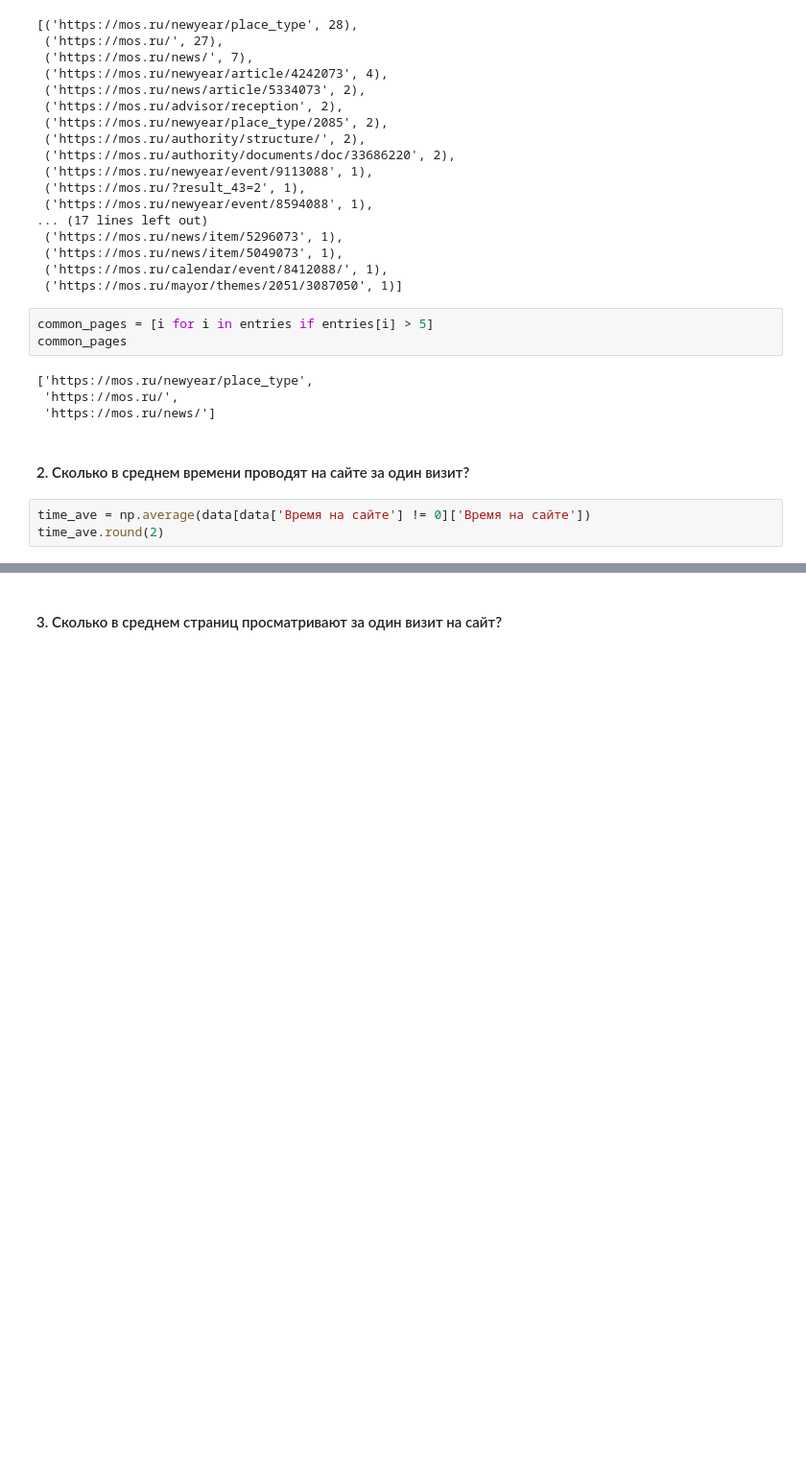
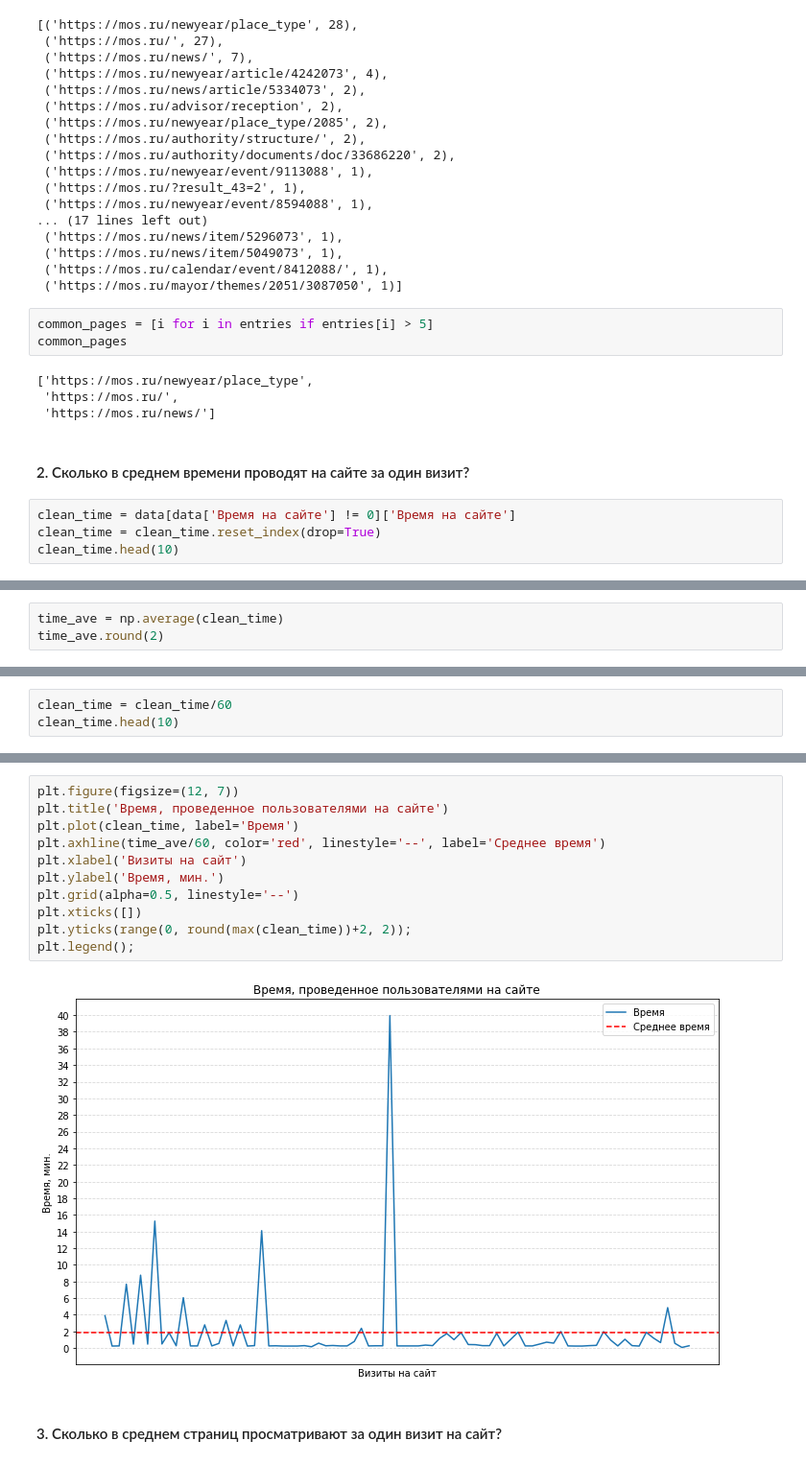
Before and after one commit to Deryander/Studies, a Jupyter notebook: work/2021-2022/Practice/Visits_analysis.ipynb, the cells around one changed output, grey strips where cells are left out. Shown at 96% size. Saved outputs shown, nothing was run; the diff lists cells and outputs as text; blank space fills up the shorter version.

```diff
--- a/work/2021-2022/Practice/Visits_analysis.ipynb
+++ b/work/2021-2022/Practice/Visits_analysis.ipynb
@@ -54,6 +54,7 @@ common_pages
 # %% [markdown]
 #### 2. Сколько в среднем времени проводят на сайте за один визит?
 # %%
-time_ave = np.average(data[data['Время на сайте'] != 0]['Время на сайте'])
-time_ave.round(2)
+clean_time = data[data['Время на сайте'] != 0]['Время на сайте']
+clean_time = clean_time.reset_index(drop=True)
+clean_time.head(10)
 # %% [output]
@@ -60,0 +72,3 @@ time_ave.round(2)
+# %%
+time_ave = np.average(clean_time)
+time_ave.round(2)
@@ -60,0 +93,3 @@ time_ave.round(2)
+# %%
+clean_time = clean_time/60
+clean_time.head(10)
@@ -61,3 +108,16 @@ time_ave.round(2)
+# %%
+plt.figure(figsize=(12, 7))
+plt.title('Время, проведенное пользователями на сайте')
+plt.plot(clean_time, label='Время')
+plt.axhline(time_ave/60, color='red', linestyle='--', label='Среднее время')
+plt.xlabel('Визиты на сайт')
+plt.ylabel('Время, мин.')
+plt.grid(alpha=0.5, linestyle='--')
+plt.xticks([])
+plt.yticks(range(0, round(max(clean_time))+2, 2));
+plt.legend();
+# %% [output]
+[figure, added]
 # %% [markdown]
 #### 3. Сколько в среднем страниц просматривают за один визит на сайт?
 # %%
```
Also changed, not shown: parts of 22 cells of this notebook, 3 other files.
